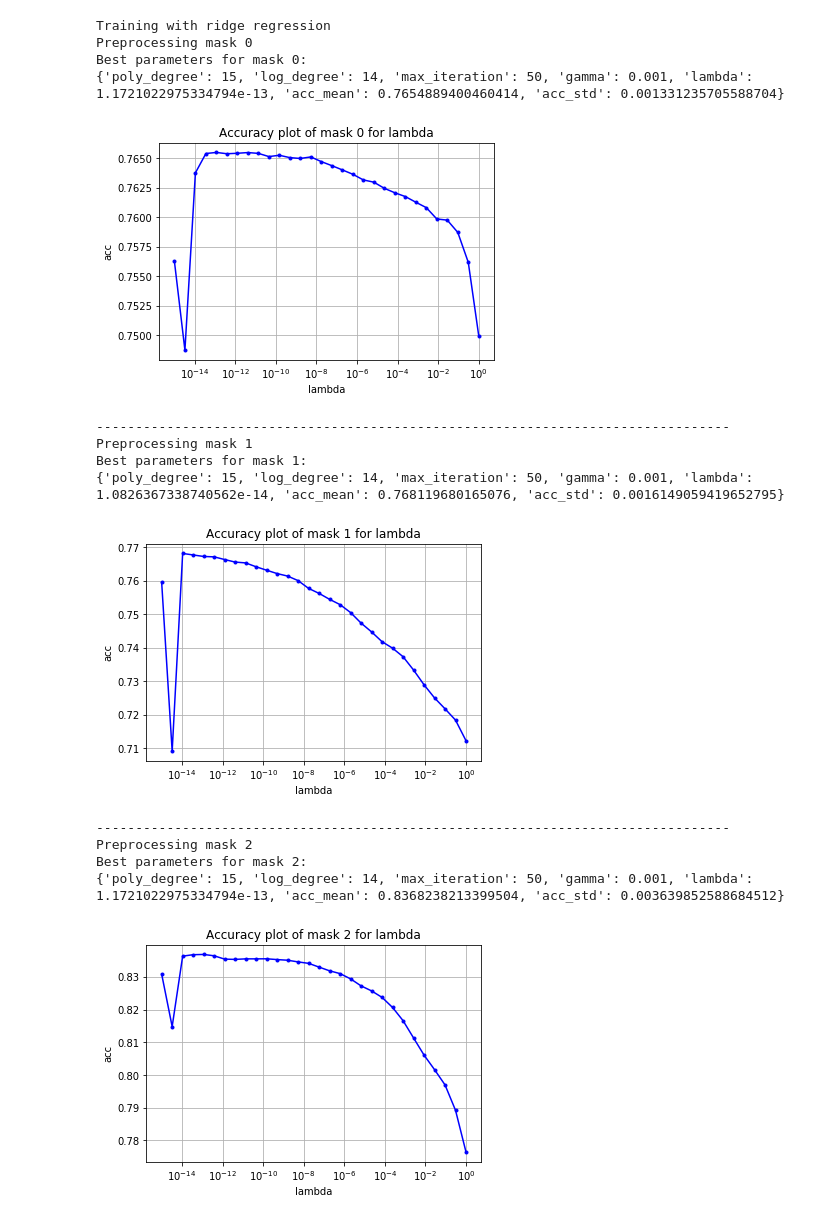
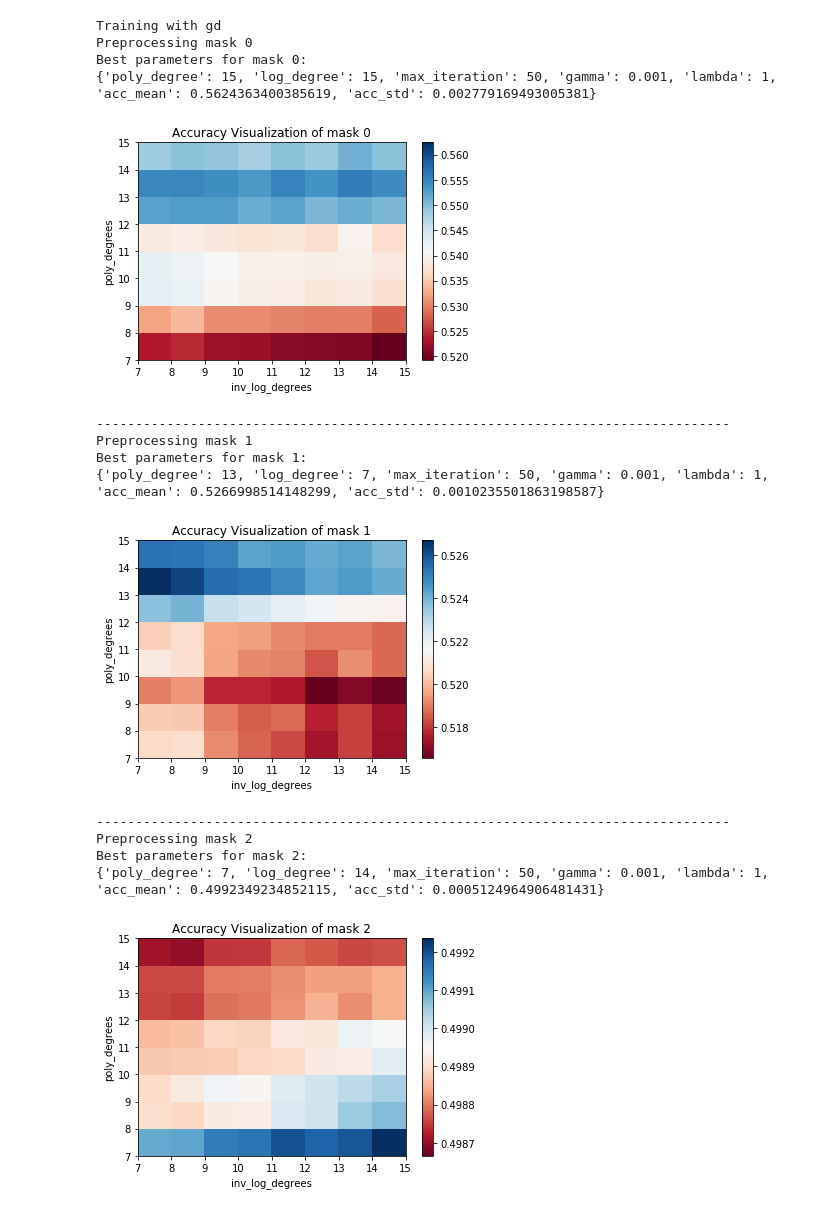
Before and after one commit to KennethThNg/HiggsBosonClassification, a Jupyter notebook: project1.ipynb, the cells around one changed output. Cells and saved outputs as stored; diff of their text form; code cells hidden in the pictures.

```diff
--- a/project1.ipynb
+++ b/project1.ipynb
@@ -31,22 +28,27 @@ models = ['gd',
           'regularized logistic regression']
 
 # select model
-selected_model = 'ridge regression'
+selected_model = 'gd'
 
 #define parameters
-poly_degrees = [15] #np.linspace(4, 20, 17, dtype='int')
-inv_log_degrees = [14] #np.linspace(4, 20, 17, dtype='int')
+poly_degrees = np.linspace(7, 15, 9, dtype='int')
+inv_log_degrees = np.linspace(7, 15, 9, dtype='int')
 gammas = [1e-3] #np.logspace(-10, -1, 10)
-lambdas = np.logspace(-15, 0, 30)
+lambdas = [1] #np.logspace(-15, 0, 30)
 max_iters = [50] #list(range(10,100,10))
 # %%
 # define cross validation parameters
-ratio = 1 # ratio of complete data to use (for testing purpose - much faster)
+ratio = 0.5 # ratio of complete data to use (for testing purpose - much faster)
 k_fold = 5 # number of folds to use for the cross validation
 # -------------------------------------
 
-tX = tX_data[:int(ratio * tX_data.shape[0])]
-y = y_data[:int(ratio * y_data.shape[0])]
+# shuffle dataset
+shuffle_indices = np.random.permutation(np.arange(len(y_data)))
+shuffled_y = y_data[shuffle_indices]
+shuffled_tx = tX_data[shuffle_indices]
+
+tX = shuffled_tx[:int(ratio * tX_data.shape[0])]
+y = shuffled_y[:int(ratio * y_data.shape[0])]
 
 # training
 mask = get_categorical_masks(tX)
@@ -58,46 +60,46 @@ for idx in mask:
     xtrain = tX[mask[idx]]
     ytrain = y[mask[idx]]
 
     grid_results = cross_validation_demo(ytrain, xtrain, selected_model, poly_degrees, inv_log_degrees, max_iters, gammas, lambdas, k_fold)
     print(f'Best parameters for mask {idx}:')
     print(grid_results[find_best_parameters(grid_results, min_=False)[1]], sep='\n')
 
     # visualization of accuracy
     if len(poly_degrees) == 1 and len(inv_log_degrees) == 1 and len(gammas) == 1 and len(max_iters) == 1 and len(lambdas) > 1:
         accuracy_visualization_1(lambdas, [d['acc_mean'] for d in grid_results], param1='lambda', title=f'Accuracy plot of mask {idx} for lambda')
 
     if len(poly_degrees) == 1 and len(inv_log_degrees) == 1 and len(lambdas) == 1 and len(max_iters) == 1 and len(gammas) > 1:
         accuracy_visualization_1(gammas, [d['acc_mean'] for d in grid_results], param1='gamma', title=f'Accuracy plot of mask {idx} for gamma')
 
     if len(poly_degrees) == 1 and len(inv_log_degrees) == 1 and len(lambdas) == 1 and len(gammas) == 1 and len(max_iters) > 1:
         accuracy_visualization_1(max_iters, [d['acc_mean'] for d in grid_results], param1='max_iters', title=f'Accuracy plot of mask {idx} for max_iters')
 
     if len(lambdas) == 1 and len(gammas) == 1 and len(poly_degrees) > 2 and len(inv_log_degrees) > 2:
         A = np.zeros((len(poly_degrees), len(inv_log_degrees)))
         poly_dict = dict(zip(poly_degrees, list(range(0,len(poly_degrees)))))
         log_dict = dict(zip(inv_log_degrees, list(range(0,len(inv_log_degrees)))))
         for d in grid_results:
             A[poly_dict[d['poly_degree']], log_dict[d['log_degree']]] = d['acc_mean']
         accuracy_visualization_2(inv_log_degrees, poly_degrees, A, name_x='inv_log_degrees', name_y='poly_degrees', title=f'Accuracy Visualization of mask {idx}')
     #-----------------------------------------------------------------------------------
 
     print('---------------------------------------------------------------------------------')
 # %% [output]
-Training with ridge regression
+Training with gd
 Preprocessing mask 0
 Best parameters for mask 0:
-{'poly_degree': 15, 'log_degree': 14, 'max_iteration': 50, 'gamma': 0.001, 'lambda': 1.1721022975334794e-13, 'acc_mean': 0.7654889400460414, 'acc_std': 0.001331235705588704}
+{'poly_degree': 15, 'log_degree': 15, 'max_iteration': 50, 'gamma': 0.001, 'lambda': 1, 'acc_mean': 0.5624363400385619, 'acc_std': 0.002779169493005381}
-[figure, old version]
+[figure, new version]
 ---------------------------------------------------------------------------------
 Preprocessing mask 1
 Best parameters for mask 1:
-{'poly_degree': 15, 'log_degree': 14, 'max_iteration': 50, 'gamma': 0.001, 'lambda': 1.0826367338740562e-14, 'acc_mean': 0.768119680165076, 'acc_std': 0.0016149059419652795}
+{'poly_degree': 13, 'log_degree': 7, 'max_iteration': 50, 'gamma': 0.001, 'lambda': 1, 'acc_mean': 0.5266998514148299, 'acc_std': 0.0010235501863198587}
-[figure, old version]
+[figure, new version]
 ---------------------------------------------------------------------------------
 Preprocessing mask 2
 Best parameters for mask 2:
-{'poly_degree': 15, 'log_degree': 14, 'max_iteration': 50, 'gamma': 0.001, 'lambda': 1.1721022975334794e-13, 'acc_mean': 0.8368238213399504, 'acc_std': 0.003639852588684512}
+{'poly_degree': 7, 'log_degree': 14, 'max_iteration': 50, 'gamma': 0.001, 'lambda': 1, 'acc_mean': 0.4992349234852115, 'acc_std': 0.0005124964906481431}
-[figure, old version]
+[figure, new version]
 ---------------------------------------------------------------------------------
 Preprocessing mask 3
 Best parameters for mask 3:
```
Also changed, not shown: parts of 3 cells of this notebook, 4 other files.
